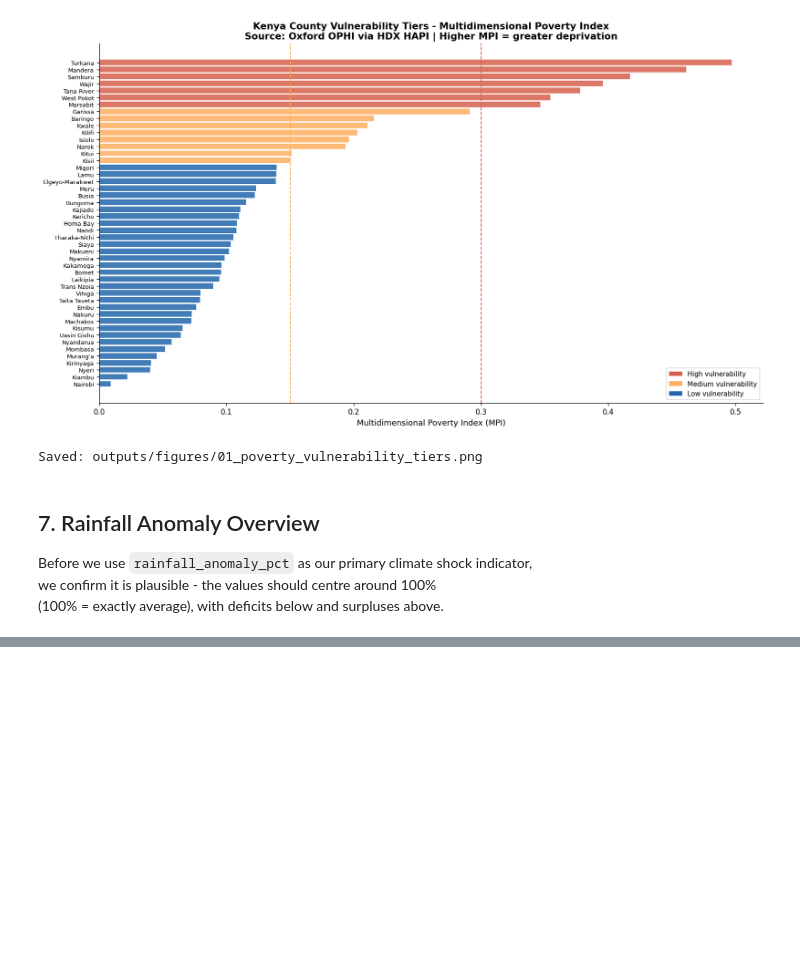
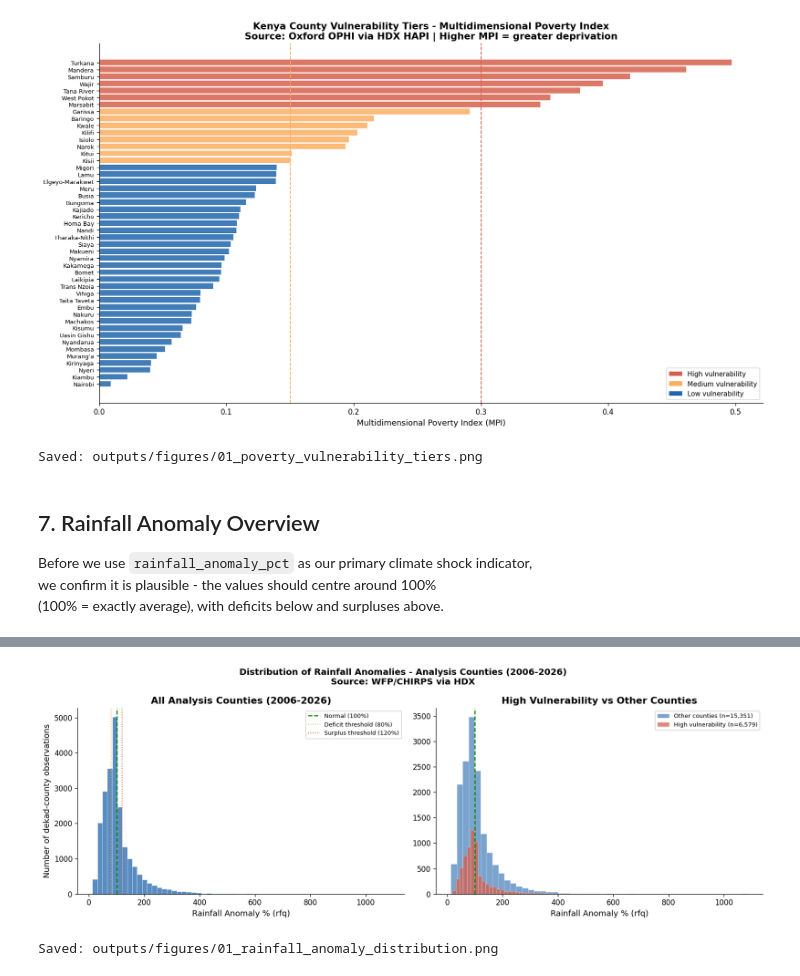
Before and after one commit to MutwiriC/compound-crisis-cascade-kenya, a Jupyter notebook: notebooks/01_data_coverage_audit.ipynb, the cells around one changed output, grey strips where cells are left out. Cells and saved outputs as stored; diff of their text form; code cells hidden in the pictures; blank space fills up the shorter version.

```diff
--- a/notebooks/01_data_coverage_audit.ipynb
+++ b/notebooks/01_data_coverage_audit.ipynb
@@ -595,0 +622,18 @@ Saved: outputs/figures/01_rainfall_anomaly_distribution.png
+# %%
+# Rainfall anomaly distribution
+# Filter to admin2 level within the analysis window
+adm2_analysis = adm2[
+    (adm2['county'].isin(primary_overlap)) &
+    (adm2['date'] >= overlap_start)
+].copy()
+
+print("Rainfall Anomaly Summary (rfq, admin2, analysis counties)")
+print(" ")
+stats = adm2_analysis['rfq'].describe()
+print(stats.round(1))
+
+print()
+deficit_pct = (adm2_analysis['rfq'] < 80).mean() * 100
+surplus_pct = (adm2_analysis['rfq'] > 120).mean() * 100
+print(f"Dekad-county with deficit (< 80%):  {deficit_pct:.1f}%")
+print(f"Dekad-county with surplus (> 120%): {surplus_pct:.1f}%")
@@ -595,0 +655,57 @@ Saved: outputs/figures/01_rainfall_anomaly_distribution.png
+# %%
+# Rainfall anomaly histogram
+hv_rfq    = adm2_analysis[adm2_analysis['county'].isin(HIGH_VULN)]['rfq']
+other_rfq = adm2_analysis[~adm2_analysis['county'].isin(HIGH_VULN)]['rfq']
+
+fig, axes = plt.subplots(1, 2, figsize=(14, 5))
+
+# Left: overall distribution
+ax = axes[0]
+ax.hist(
+    adm2_analysis['rfq'],
+    bins=60,
+    color=COLOURS['rainfall'],
+    alpha=0.75,
+    edgecolor='white',
+    linewidth=0.4
+)
+ax.axvline(100, color='green',               linestyle='--', linewidth=1.5, label='Normal (100%)')
+ax.axvline(80,  color=COLOURS['highlight'],  linestyle=':',  linewidth=1.2, label='Deficit threshold (80%)')
+ax.axvline(120, color=COLOURS['food_price'], linestyle=':',  linewidth=1.2, label='Surplus threshold (120%)')
+ax.set_xlabel('Rainfall Anomaly % (rfq)', fontsize=11)
+ax.set_ylabel('Number of dekad-county observations', fontsize=11)
+ax.set_title('All Analysis Counties (2006-2026)', fontweight='bold')
+ax.legend(fontsize=8)
+
+# Right: high vulnerability vs other counties
+ax2 = axes[1]
+ax2.hist(
+    other_rfq, bins=50, color=COLOURS['rainfall'],  alpha=0.6,
+    edgecolor='white', linewidth=0.3,
+    label=f'Other counties (n={len(other_rfq):,})'
+)
+ax2.hist(
+    hv_rfq, bins=50, color=COLOURS['food_price'], alpha=0.75,
+    edgecolor='white', linewidth=0.3,
+    label=f'High vulnerability (n={len(hv_rfq):,})'
+)
+ax2.axvline(100, color='green', linestyle='--', linewidth=1.5)
+ax2.set_xlabel('Rainfall Anomaly % (rfq)', fontsize=11)
+ax2.set_title('High Vulnerability vs Other Counties', fontweight='bold')
+ax2.legend(fontsize=8)
+
+plt.suptitle(
+    'Distribution of Rainfall Anomalies - Analysis Counties (2006-2026)\n'
+    'Source: WFP/CHIRPS via HDX',
+    fontsize=12, fontweight='bold'
+)
+plt.tight_layout()
+plt.savefig(
+    os.path.join(fig_dir, '01_rainfall_anomaly_distribution.png'),
+    bbox_inches='tight', dpi=150
+)
+plt.show()
+print("Saved: outputs/figures/01_rainfall_anomaly_distribution.png")
+# %% [output]
+[figure, added]
+Saved: outputs/figures/01_rainfall_anomaly_distribution.png
```
Also changed, not shown: parts of 26 cells of this notebook.
